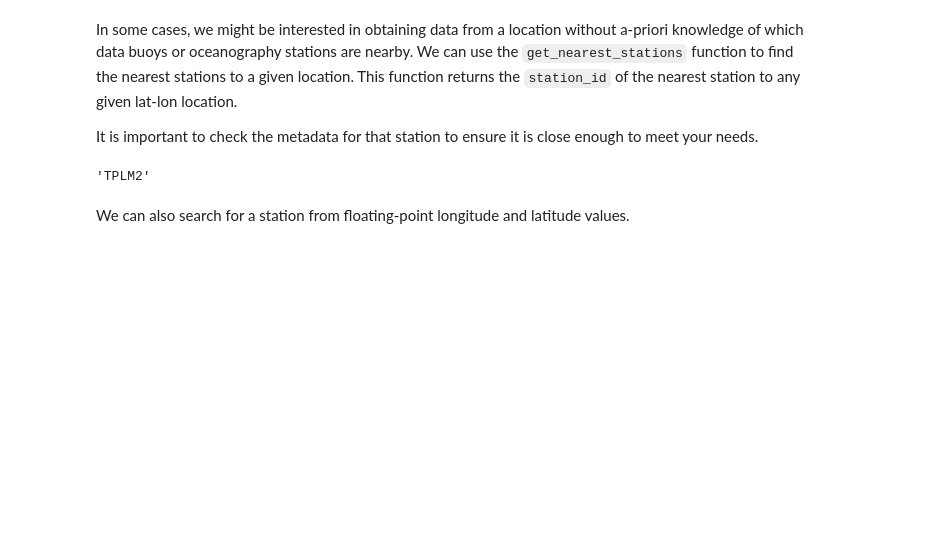
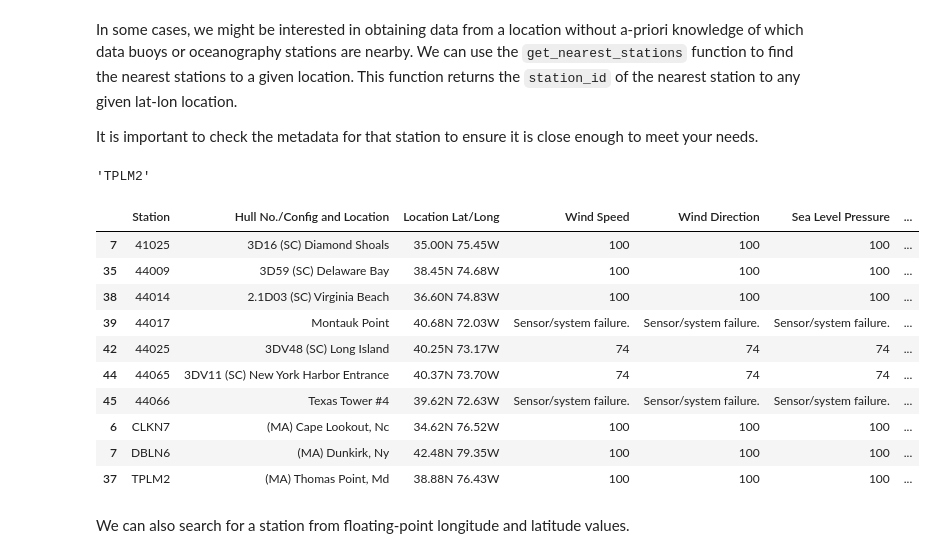
Before and after one commit to CDJellen/ndbc-api, a Jupyter notebook: notebooks/overview.ipynb, the cells around one changed output. Cells and saved outputs as stored; diff of their text form; code cells hidden in the pictures; blank space fills up the shorter version.

Commit message:
update with radial search functionality

```diff
--- a/notebooks/overview.ipynb
+++ b/notebooks/overview.ipynb
@@ -93,6 +93,20 @@ It is important to check the metadata for that station to ensure it is close eno
 api.nearest_station(lat="38.88N", lon="76.43W")
 # %% [output]
 'TPLM2'
+# %%
+api.radial_search(lat="38.88N", lon="76.43W", radius=500, units="km")
+# %% [output]
+|  | Station | Hull No./Config and Location | Location Lat/Long | Wind Speed | Wind Direction | Sea Level Pressure | ... |
+| 7 | 41025 | 3D16 (SC) Diamond Shoals | 35.00N 75.45W | 100 | 100 | 100 | ... |
+| 35 | 44009 | 3D59 (SC) Delaware Bay | 38.45N 74.68W | 100 | 100 | 100 | ... |
+| 38 | 44014 | 2.1D03 (SC) Virginia Beach | 36.60N 74.83W | 100 | 100 | 100 | ... |
+| 39 | 44017 | Montauk Point | 40.68N 72.03W | Sensor/system failure. | Sensor/system failure. | Sensor/system failure. | ... |
+| 42 | 44025 | 3DV48 (SC) Long Island | 40.25N 73.17W | 74 | 74 | 74 | ... |
+| 44 | 44065 | 3DV11 (SC) New York Harbor Entrance | 40.37N 73.70W | 74 | 74 | 74 | ... |
+| 45 | 44066 | Texas Tower #4 | 39.62N 72.63W | Sensor/system failure. | Sensor/system failure. | Sensor/system failure. | ... |
+| 6 | CLKN7 | (MA) Cape Lookout, Nc | 34.62N 76.52W | 100 | 100 | 100 | ... |
+| 7 | DBLN6 | (MA) Dunkirk, Ny | 42.48N 79.35W | 100 | 100 | 100 | ... |
+| 37 | TPLM2 | (MA) Thomas Point, Md | 38.88N 76.43W | 100 | 100 | 100 | ... |
 # %% [markdown]
 We can also search for a station from floating-point longitude and latitude values.
 # %%
```
Also changed, not shown: parts of 3 cells of this notebook, 5 other files.
